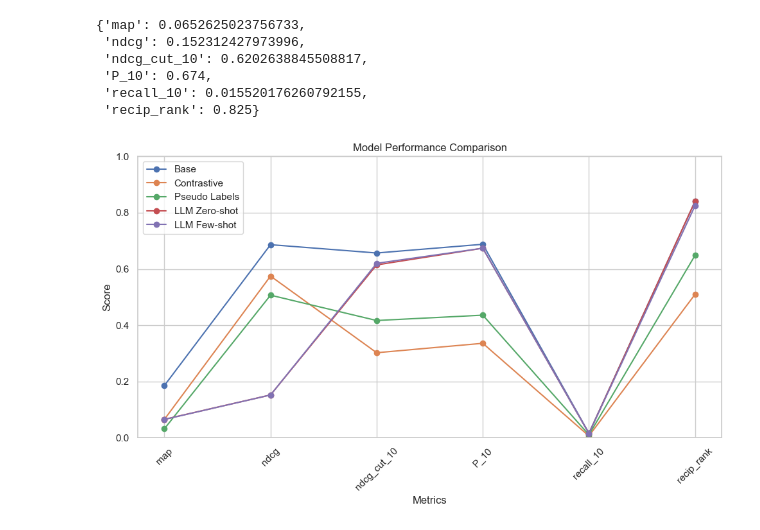
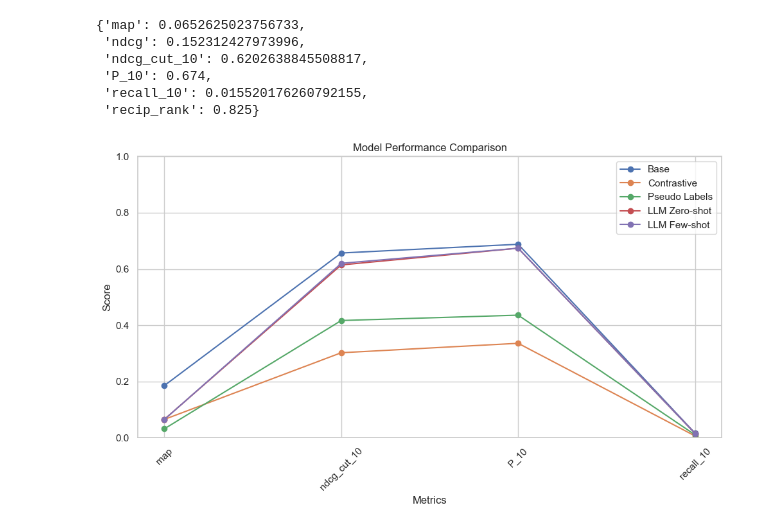
Before and after one commit to vivian0216/ranker_ir, a Jupyter notebook: experiment.ipynb, the cells around one changed output. Drawn from its saved outputs; the diff is of its cells as text; code cells hidden in the pictures.

Commit message:
another run with relevant metrics only

```diff
--- a/experiment.ipynb
+++ b/experiment.ipynb
@@ -330,24 +330,24 @@ llm_few_results = pd.read_csv('evaluation_results/llm_few/evaluation_results.csv
 # %%
 import matplotlib.pyplot as plt
 import seaborn as sns
 
-metrics = ['map', 'ndcg', 'ndcg_cut_10', 'P_10', 'recall_10', 'recip_rank']
+metrics = ['map', 'ndcg_cut_10', 'P_10', 'recall_10']
 
 # create a line for each model that goes through the metrics results
 # and add the model name as a label
 sns.set(style="whitegrid")
 plt.figure(figsize=(10, 6))
 
 for model_results, label in zip([base_results, contrastive_results, pseudo_labels_results, llm_zero_results, llm_few_results], ['Base', 'Contrastive', 'Pseudo Labels', 'LLM Zero-shot', 'LLM Few-shot']):
     plt.plot(metrics, model_results[metrics].values.flatten(), marker='o', label=label)
 
 plt.title('Model Performance Comparison')
 plt.xlabel('Metrics')
 plt.ylabel('Score')
 plt.ylim(0, 1)
 plt.xticks(rotation=45)
 plt.legend()
 plt.tight_layout()
 plt.show()
 # %% [output]
-[figure, old version]
+[figure, new version]
```
